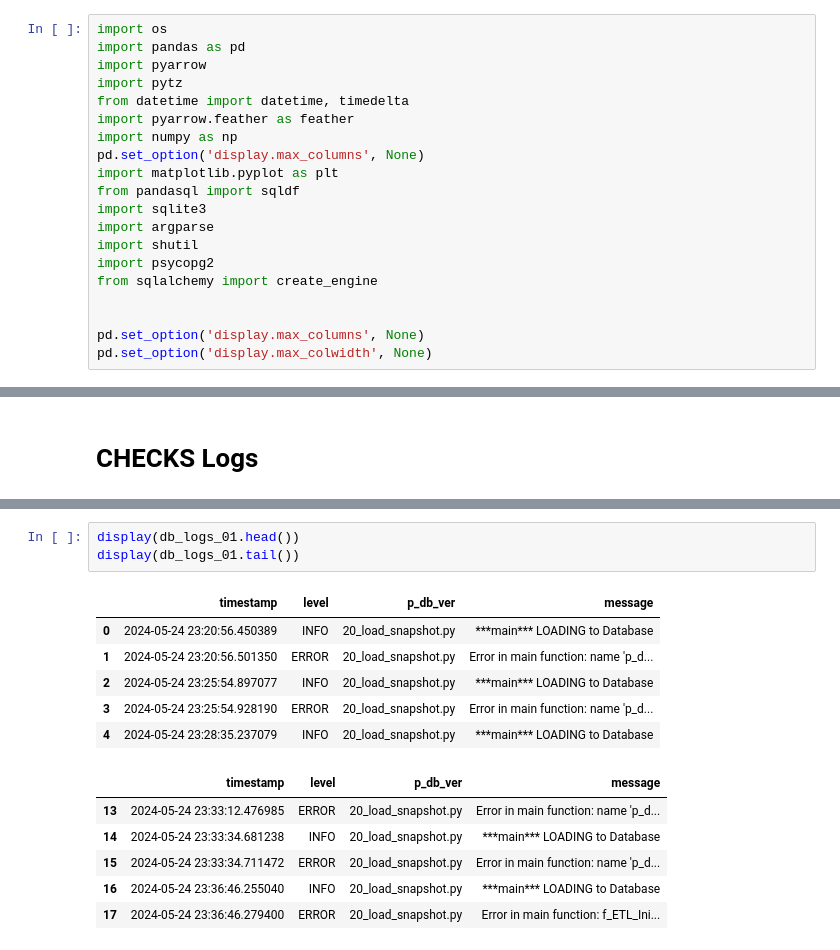
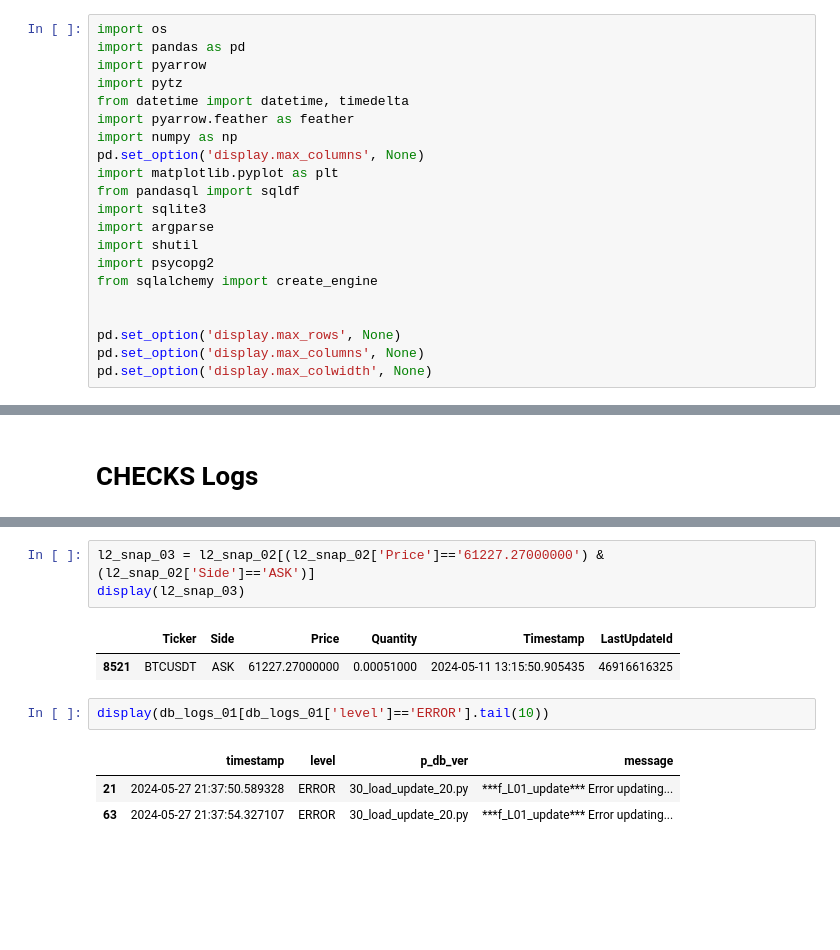
Before and after one commit to patroon-analytics/data_crypto, a Jupyter notebook: crypto/G003/dev/G003_Dev.ipynb, the cells around one changed output, grey strips where cells are left out. Cells and saved outputs as stored; diff of their text form; blank space fills up the shorter version.

```diff
--- a/crypto/G003/dev/G003_Dev.ipynb
+++ b/crypto/G003/dev/G003_Dev.ipynb
@@ -18,6 +18,7 @@ import psycopg2
 from sqlalchemy import create_engine
 
 
+pd.set_option('display.max_rows', None)
 pd.set_option('display.max_columns', None)
 pd.set_option('display.max_colwidth', None)
 # %% [markdown]
@@ -159,16 +222,12 @@ Name: count, dtype: int64
+# %%
+l2_snap_03 = l2_snap_02[(l2_snap_02['Price']=='61227.27000000') & (l2_snap_02['Side']=='ASK')]
+display(l2_snap_03)
+# %% [output]
+|  | Ticker | Side | Price | Quantity | Timestamp | LastUpdateId |
+| 8521 | BTCUSDT | ASK | 61227.27000000 | 0.00051000 | 2024-05-11 13:15:50.905435 | 46916616325 |
 # %%
-display(db_logs_01.head())
-display(db_logs_01.tail())
+display(db_logs_01[db_logs_01['level']=='ERROR'].tail(10))
 # %% [output]
 |  | timestamp | level | p_db_ver | message |
-| 0 | 2024-05-24 23:20:56.450389 | INFO | 20_load_snapshot.py | ***main*** LOADING to Database |
-| 1 | 2024-05-24 23:20:56.501350 | ERROR | 20_load_snapshot.py | Error in main function: name 'p_d... |
-| 2 | 2024-05-24 23:25:54.897077 | INFO | 20_load_snapshot.py | ***main*** LOADING to Database |
-| 3 | 2024-05-24 23:25:54.928190 | ERROR | 20_load_snapshot.py | Error in main function: name 'p_d... |
-| 4 | 2024-05-24 23:28:35.237079 | INFO | 20_load_snapshot.py | ***main*** LOADING to Database |
+| 21 | 2024-05-27 21:37:50.589328 | ERROR | 30_load_update_20.py | ***f_L01_update*** Error updating... |
+| 63 | 2024-05-27 21:37:54.327107 | ERROR | 30_load_update_20.py | ***f_L01_update*** Error updating... |
-|  | timestamp | level | p_db_ver | message |
-| 13 | 2024-05-24 23:33:12.476985 | ERROR | 20_load_snapshot.py | Error in main function: name 'p_d... |
-| 14 | 2024-05-24 23:33:34.681238 | INFO | 20_load_snapshot.py | ***main*** LOADING to Database |
-| 15 | 2024-05-24 23:33:34.711472 | ERROR | 20_load_snapshot.py | Error in main function: name 'p_d... |
-| 16 | 2024-05-24 23:36:46.255040 | INFO | 20_load_snapshot.py | ***main*** LOADING to Database |
-| 17 | 2024-05-24 23:36:46.279400 | ERROR | 20_load_snapshot.py | Error in main function: f_ETL_Ini... |
```
Also changed, not shown: parts of 14 cells of this notebook, 3 other files.
